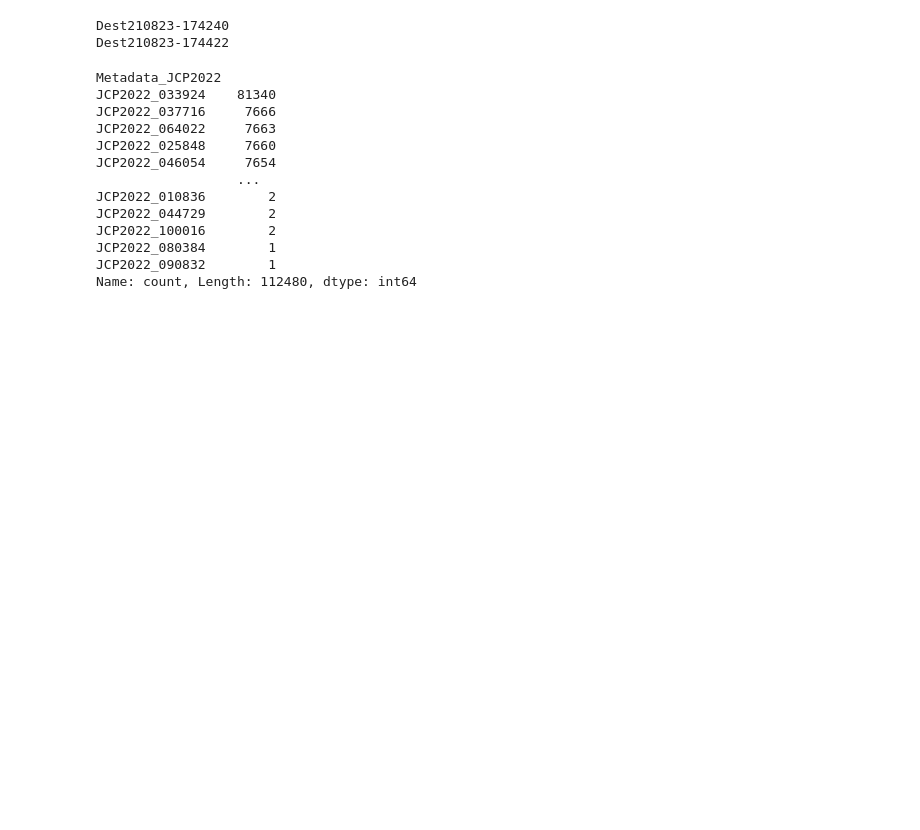
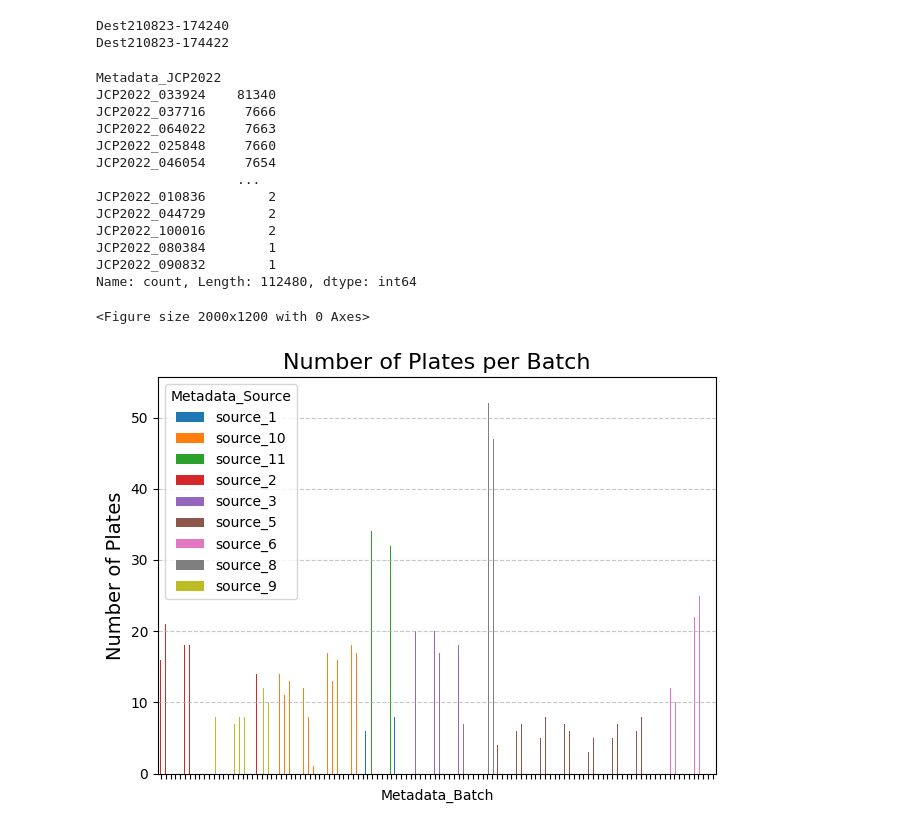
Before and after one commit to mxfly14/phenoseeker, a Jupyter notebook: experiments_distributions.ipynb, the cells around one changed output. Saved outputs shown, nothing was run; the diff lists cells and outputs as text; code cells hidden in the pictures; blank space fills up the shorter version.

```diff
--- a/experiments_distributions.ipynb
+++ b/experiments_distributions.ipynb
@@ -41,3 +41,33 @@ Name: count, Length: 112480, dtype: int64
 df['path_embedding'] = df['Well_Embedding_mean']
 # %%
 df.to_parquet("/home/maxime/synrepos/phenospace/jump_pl/images_embeddings/ResNet50/metadata/load_wells/load_wells.parquet", index=False)
+# %%
+# Ensure no data is lost during grouping and unstacking
+plate_count_per_batch = (
+    df.groupby(["Metadata_Batch", "Metadata_Source"])["Metadata_Plate"]
+    .nunique()
+    .unstack(fill_value=0)  # Fill missing combinations with 0
+)
+
+# Plot with larger figure size and improved visibility
+plt.figure(figsize=(20, 12))  # Further increase figure size
+plate_count_per_batch.plot(kind='bar', stacked=False, edgecolor=None, width=0.8)
+
+# Set title and y-axis label
+plt.title("Number of Plates per Batch", fontsize=16)
+plt.ylabel("Number of Plates", fontsize=14)
+
+# Remove x-axis tick labels for a cleaner view
+plt.gca().set_xticklabels([])
+
+# Add grid lines for the y-axis
+plt.grid(axis='y', linestyle='--', alpha=0.7)
+
+# Adjust layout for better spacing
+plt.tight_layout()
+
+# Show the plot
+plt.show()
+# %% [output]
+<Figure size 2000x1200 with 0 Axes>
+[figure, added]
```
Also changed, not shown: parts of 5 cells of this notebook, 5 other files.
